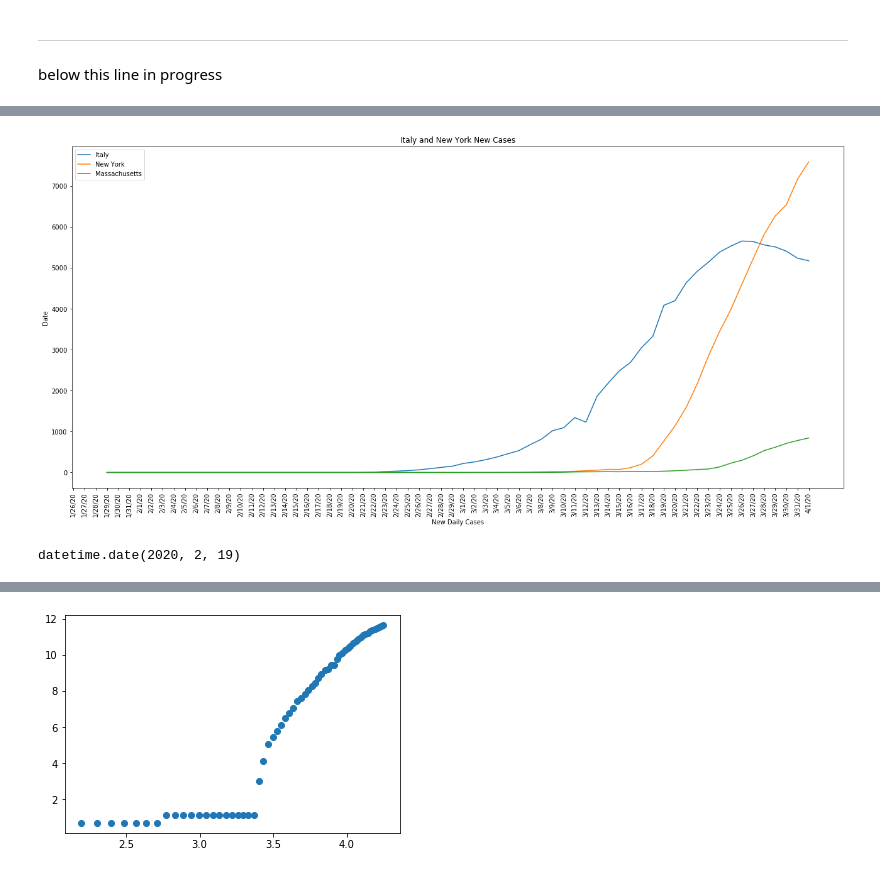
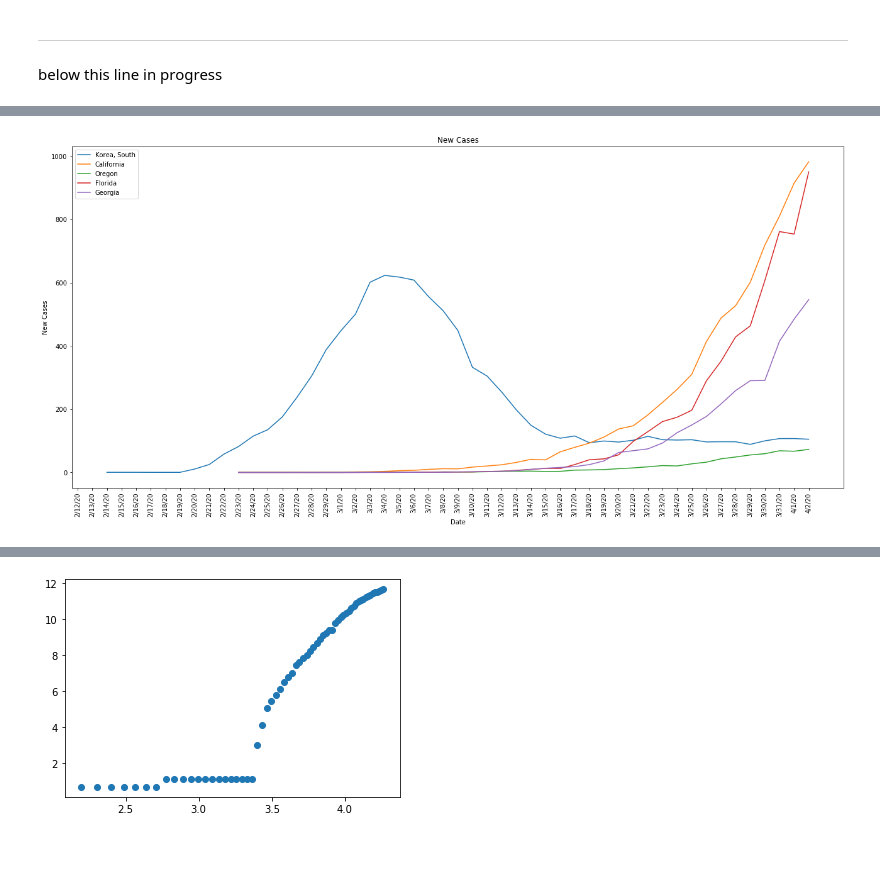
Before and after one commit to UBERCRUZER/covid19, a Jupyter notebook: notebook.ipynb, the cells around one changed output, grey strips where cells are left out. Drawn from its saved outputs; the diff is of its cells as text; code cells hidden in the pictures.

Commit message:
added south korea, uk, and italy.

```diff
--- a/notebook.ipynb
+++ b/notebook.ipynb
@@ -160,41 +178,46 @@ globalDF[globalDF['Country/Region']=='Italy'].iloc[:,4:].transpose()
 # %%
 
 plt.figure(figsize=(22, 10))
 
 # plt.plot(globalDF[globalDF['Country/Region']=='Italy'].iloc[:,4:].transpose())
 
-plt.plot(globalDF[globalDF['Country/Region']=='Italy'].iloc[:,4:].transpose().diff().rolling(window=7).mean(), label='Italy')
+plt.plot(globalDF[globalDF['Country/Region']=='Korea, South'].iloc[:,20:].transpose().diff().rolling(window=7).mean(), label='Korea, South')
+# plt.plot(globalDF[globalDF['Country/Region']=='Italy'].iloc[:,20:].transpose().diff().rolling(window=7).mean(), label='Italy')
 
 
-plt.plot(byStateDF[byStateDF.index=='New York'].iloc[:,5:].transpose().diff().rolling(window=7).mean(), label='New York')
-plt.plot(byStateDF[byStateDF.index=='Massachusetts'].iloc[:,5:].transpose().diff().rolling(window=7).mean(), label='Massachusetts')
+plt.plot(byStateDF[byStateDF.index=='California'].iloc[:,30:].transpose().diff().rolling(window=7).mean(), label='California')
+# plt.plot(byStateDF[byStateDF.index=='New York'].iloc[:,40:].transpose().diff().rolling(window=7).mean(), label='New York')
+plt.plot(byStateDF[byStateDF.index=='Oregon'].iloc[:,30:].transpose().diff().rolling(window=7).mean(), label='Oregon')
+plt.plot(byStateDF[byStateDF.index=='Florida'].iloc[:,30:].transpose().diff().rolling(window=7).mean(), label='Florida')
+plt.plot(byStateDF[byStateDF.index=='Georgia'].iloc[:,30:].transpose().diff().rolling(window=7).mean(), label='Georgia')
+# plt.plot(byStateDF[byStateDF.index=='Mississippi'].iloc[:,30:].transpose().diff().rolling(window=7).mean(), label='Mississippi')
+# plt.plot(byStateDF[byStateDF.index=='Louisiana'].iloc[:,30:].transpose().diff().rolling(window=7).mean(), label='Louisiana')
+# plt.plot(byStateDF[byStateDF.index=='Massachusetts'].iloc[:,30:].transpose().diff().rolling(window=7).mean(), label='Massachusetts')
+
+# plt.plot(globalDF[globalDF.index==223].iloc[:,10:].transpose().diff().rolling(window=7).mean(), label='UK')
 
 # plt.plot(byStateDF[byStateDF.index=='California'].iloc[:,5:].transpose().diff().rolling(window=7).mean())
 # plt.plot(byStateDF[byStateDF.index=='Oregon'].iloc[:,5:].transpose())
 
 # for i, lab in enumerate(labels):
 #     x = dfData.iloc[i,j]
 #     y = dfDiff.iloc[i,j]
 #     plt.scatter(x, y, marker='o', color='red')
 #     plt.text(x+0.3, y+0.3, lab, fontsize=12)
 
-plt.title('Italy and New York New Cases')
+plt.title('New Cases')
 # plt.yscale('log')
 # plt.xscale('log')
-plt.xlabel('New Daily Cases')
-plt.ylabel('Date')
+plt.xlabel('Date')
+plt.ylabel('New Cases')
 # plt.xlim(left='2/19/2020')
 # plt.ylim(1, 100000)
 plt.legend(loc='best')
 plt.xticks(rotation='vertical')
 
 # plt.savefig(plot_path)
 # plt.clf()
 # plt.close()
 plt.show()
 # %% [output]
-[figure, old version]
+[figure, new version]
-# %%
-datetime.date(2020, 2, 19)
-# %% [output]
-datetime.date(2020, 2, 19)
```
Also changed, not shown: parts of 11 cells of this notebook, 1 other file.
